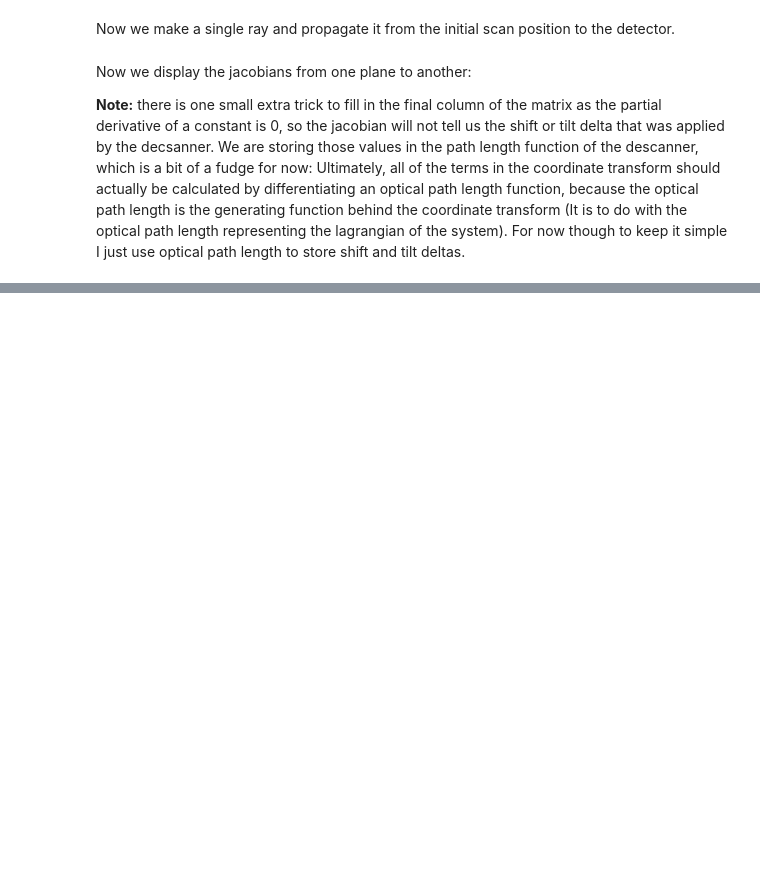
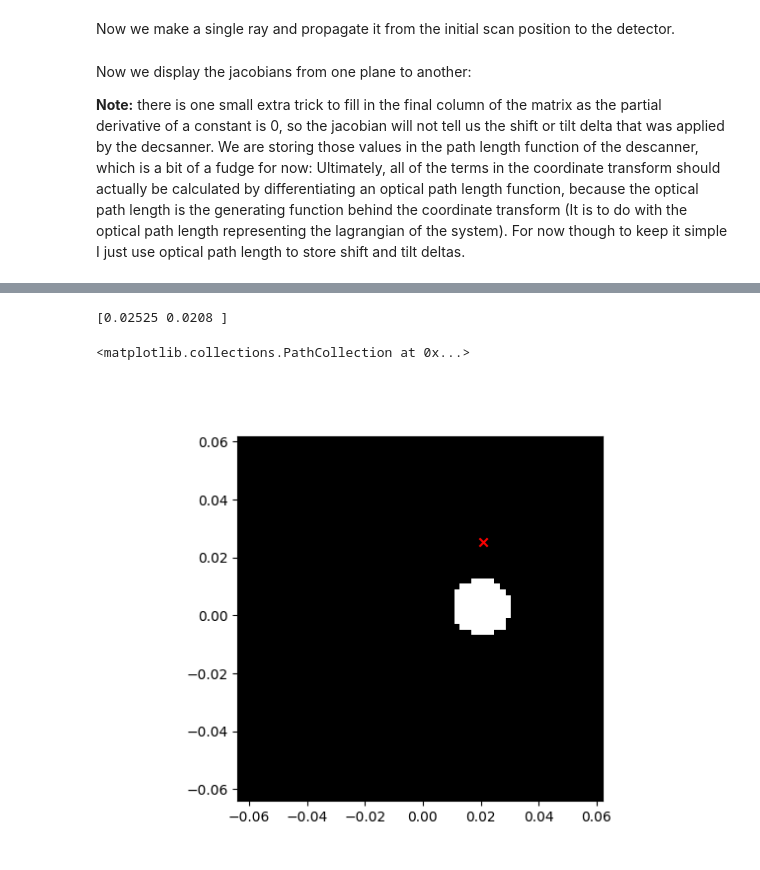
Before and after one commit to TemGym/TemGym, a Jupyter notebook: examples/jax_examples/4Dstem.ipynb, the cells around one changed output, grey strips where cells are left out. Drawn from its saved outputs; the diff is of its cells as text; code cells hidden in the pictures; blank space fills up the shorter version.

```diff
--- a/examples/jax_examples/4Dstem.ipynb
+++ b/examples/jax_examples/4Dstem.ipynb
@@ -275,13 +259,16 @@ Of course if there are mixed errors then they show up as cross terms in the matr
 Ultimately, I think that in the linear case this should be the transfer matrix one is trying to learn from the 4D stem dataset.
 # %%
 # Linear Descan Error #1, 1, 0, 0 represents no descan tilt error in x, y, dx or dy.
-descan_error = [0.8, 1.0, 3, 0.0] # Ax, Ay, Cx, Cy - these are the coefficients which will eventually end up in this transfer matrix.
+descan_error = [3, 4, 2, -4] # Axx, Ayy, Cxx, Cyy - these are the coefficients which will eventually end up in this transfer matrix.
 
 #Set up some parameters for the simulation
 defocus = 0.01
-semi_conv = 0.025
+semi_conv = 0.01
 camera_length = 1.0
-scan_position = (0.004, 0.00)
+scan_size = sample_image_shape
+det_size = (64, 64)
+scan_px_size = 0.0001
+det_px_size= 0.002
 
-image_pixel_size = 0.0001
-det_pixel_size = 0.001
+#Create ray input z plane
+crossover_z = jnp.zeros((1))
@@ -506,0 +552,12 @@ plt.show()
+# %%
+idx_x, idx_y = -1, -1
+det_image_selected = np.abs(fourdstem_array[idx_y, idx_x])
+xy_outs = np.stack([y_out_centre, x_out_centre], axis=-1).reshape((*sample_image_shape, 2))
+print(xy_outs[idx_y, idx_x])
+plt.figure()
+plt.imshow(det_image_selected, cmap='gray', extent=[det_coords_x[0], det_coords_x[-1], det_coords_y[0], det_coords_y[-1]])
+plt.scatter(xy_outs[idx_y, idx_x][1], xy_outs[idx_y, idx_x][0], c='r', marker='x', label='Centre of Mass')
+# %% [output]
+[0.02525 0.0208 ]
+<matplotlib.collections.PathCollection at 0x...>
+[figure, added]
```
Also changed, not shown: parts of 21 cells of this notebook, 3 other files.
